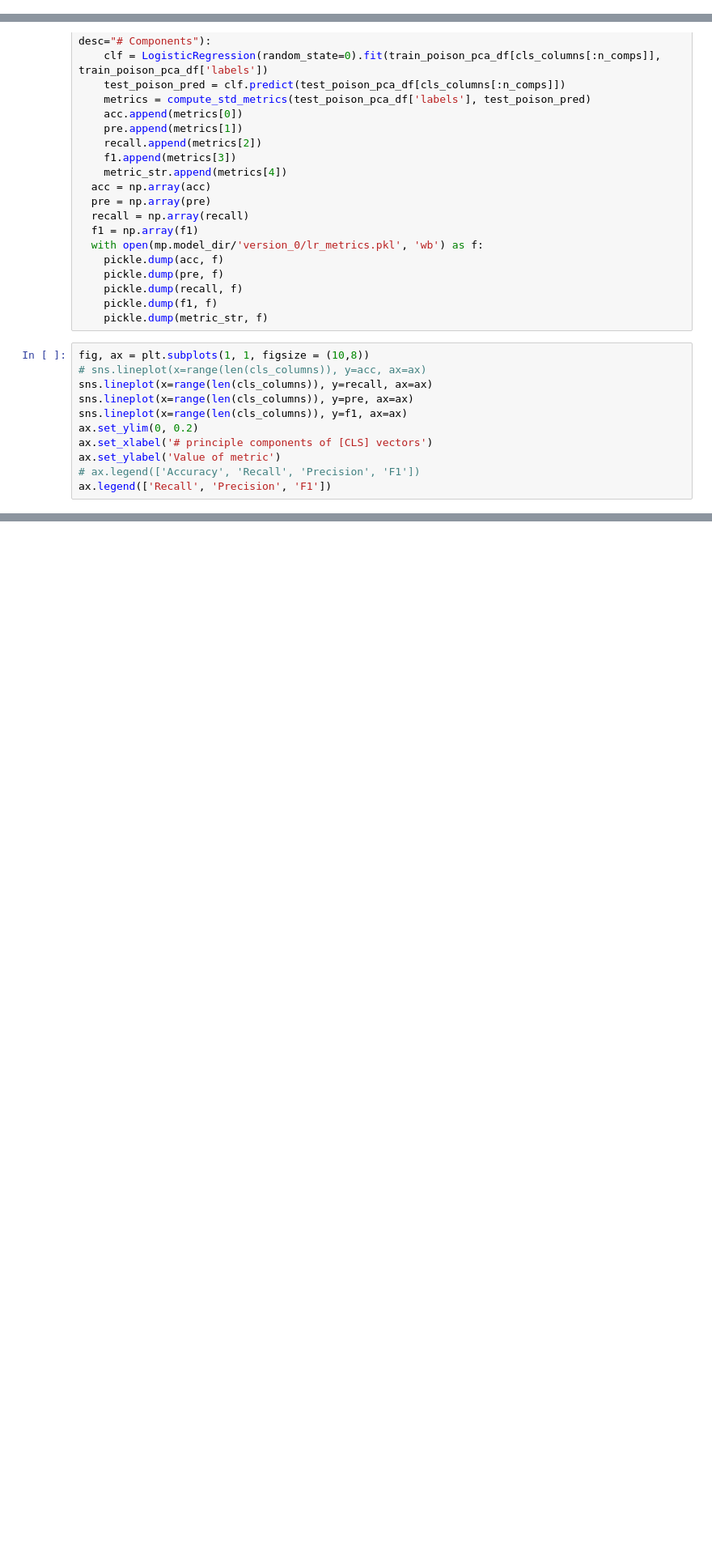
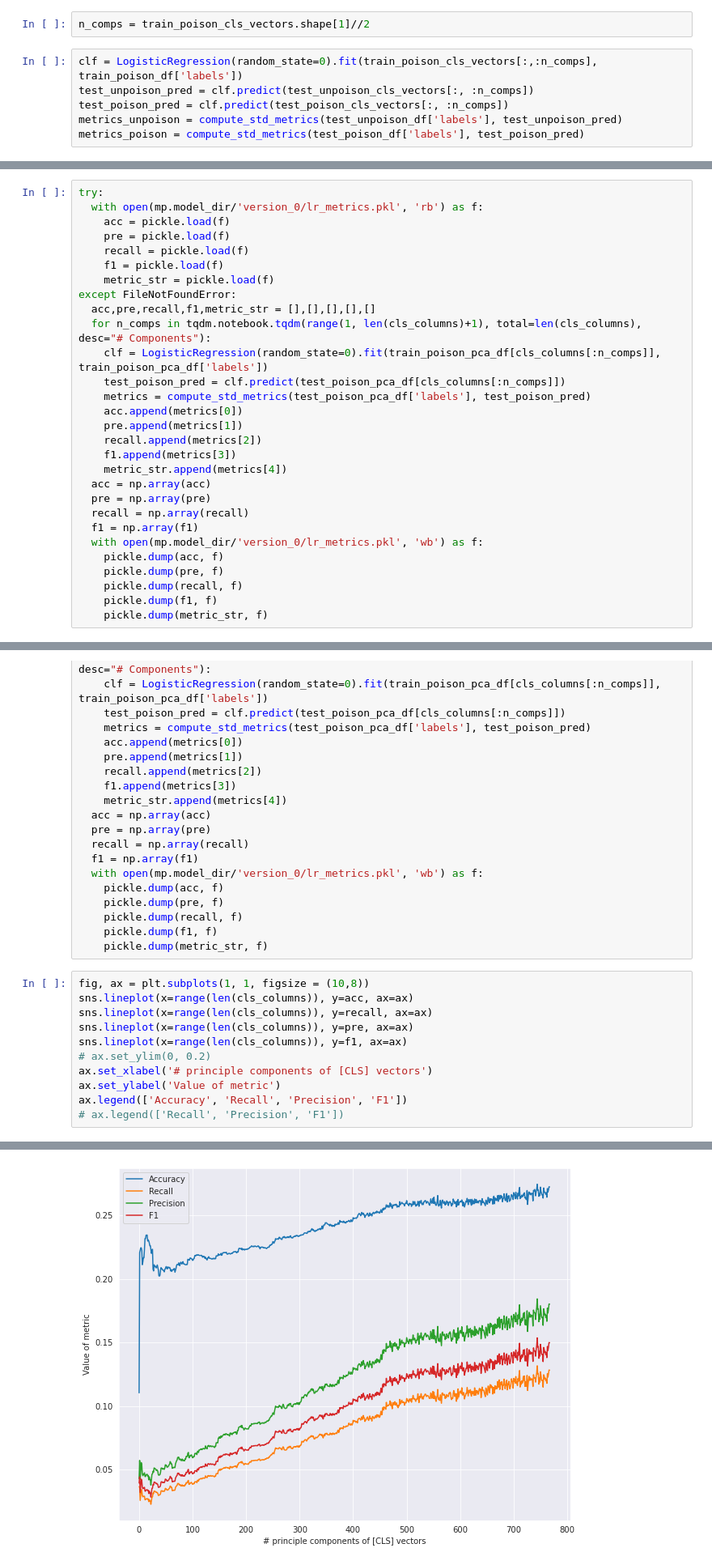
Before and after one commit to mmahbub/sentiment_analysis_dp, a Jupyter notebook: dev_nbs/poisoned_analysis.ipynb, the cells around one changed output, grey strips where cells are left out. Shown: that part at 81% size. Drawn from its saved outputs; the diff is of its cells as text; blank space fills up the shorter version.

```diff
--- a/dev_nbs/poisoned_analysis.ipynb
+++ b/dev_nbs/poisoned_analysis.ipynb
@@ -160,0 +163,8 @@ test_poison_df = test_poison_ds.to_pandas()
+# %%
+n_comps = train_poison_cls_vectors.shape[1]//2
+# %%
+clf = LogisticRegression(random_state=0).fit(train_poison_cls_vectors[:,:n_comps], train_poison_df['labels'])
+test_unpoison_pred = clf.predict(test_unpoison_cls_vectors[:, :n_comps])
+test_poison_pred = clf.predict(test_poison_cls_vectors[:, :n_comps])
+metrics_unpoison = compute_std_metrics(test_unpoison_df['labels'], test_unpoison_pred)
+metrics_poison = compute_std_metrics(test_poison_df['labels'], test_poison_pred)
@@ -160,0 +184,29 @@ test_poison_df = test_poison_ds.to_pandas()
+# %%
+try:
+  with open(mp.model_dir/'version_0/lr_metrics.pkl', 'rb') as f:
+    acc = pickle.load(f)
+    pre = pickle.load(f)
+    recall = pickle.load(f)
+    f1 = pickle.load(f)
+    metric_str = pickle.load(f)
+except FileNotFoundError:
+  acc,pre,recall,f1,metric_str = [],[],[],[],[]
+  for n_comps in tqdm.notebook.tqdm(range(1, len(cls_columns)+1), total=len(cls_columns), desc="# Components"):
+    clf = LogisticRegression(random_state=0).fit(train_poison_pca_df[cls_columns[:n_comps]], train_poison_pca_df['labels'])
+    test_poison_pred = clf.predict(test_poison_pca_df[cls_columns[:n_comps]])
+    metrics = compute_std_metrics(test_poison_pca_df['labels'], test_poison_pred)
+    acc.append(metrics[0])
+    pre.append(metrics[1])
+    recall.append(metrics[2])
+    f1.append(metrics[3])
+    metric_str.append(metrics[4])
+  acc = np.array(acc)
+  pre = np.array(pre)
+  recall = np.array(recall)
+  f1 = np.array(f1)
+  with open(mp.model_dir/'version_0/lr_metrics.pkl', 'wb') as f:
+    pickle.dump(acc, f)
+    pickle.dump(pre, f)
+    pickle.dump(recall, f)
+    pickle.dump(f1, f)
+    pickle.dump(metric_str, f)
@@ -233,12 +292,13 @@ except FileNotFoundError:
     pickle.dump(metric_str, f)
 # %%
 fig, ax = plt.subplots(1, 1, figsize = (10,8))
-# sns.lineplot(x=range(len(cls_columns)), y=acc, ax=ax)
+sns.lineplot(x=range(len(cls_columns)), y=acc, ax=ax)
 sns.lineplot(x=range(len(cls_columns)), y=recall, ax=ax)
 sns.lineplot(x=range(len(cls_columns)), y=pre, ax=ax)
 sns.lineplot(x=range(len(cls_columns)), y=f1, ax=ax)
-ax.set_ylim(0, 0.2)
+# ax.set_ylim(0, 0.2)
 ax.set_xlabel('# principle components of [CLS] vectors')
 ax.set_ylabel('Value of metric')
-# ax.legend(['Accuracy', 'Recall', 'Precision', 'F1'])
-ax.legend(['Recall', 'Precision', 'F1'])
+ax.legend(['Accuracy', 'Recall', 'Precision', 'F1'])
+# ax.legend(['Recall', 'Precision', 'F1'])
+# %% [output]
@@ -244,0 +306 @@ ax.legend(['Recall', 'Precision', 'F1'])
+[figure, added]
```
Also changed, not shown: parts of 7 cells of this notebook, 1 other file.
